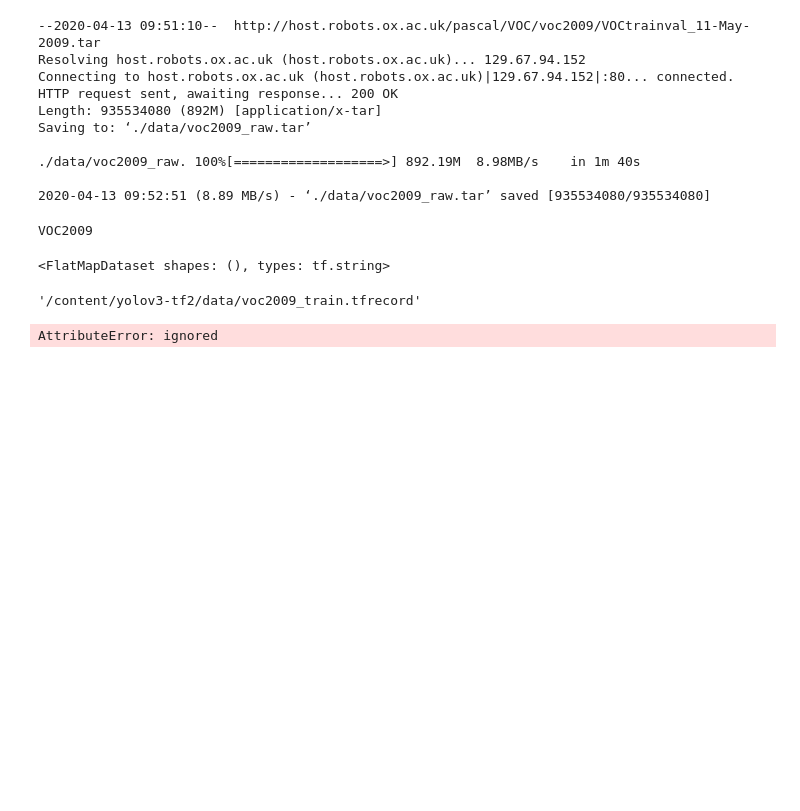
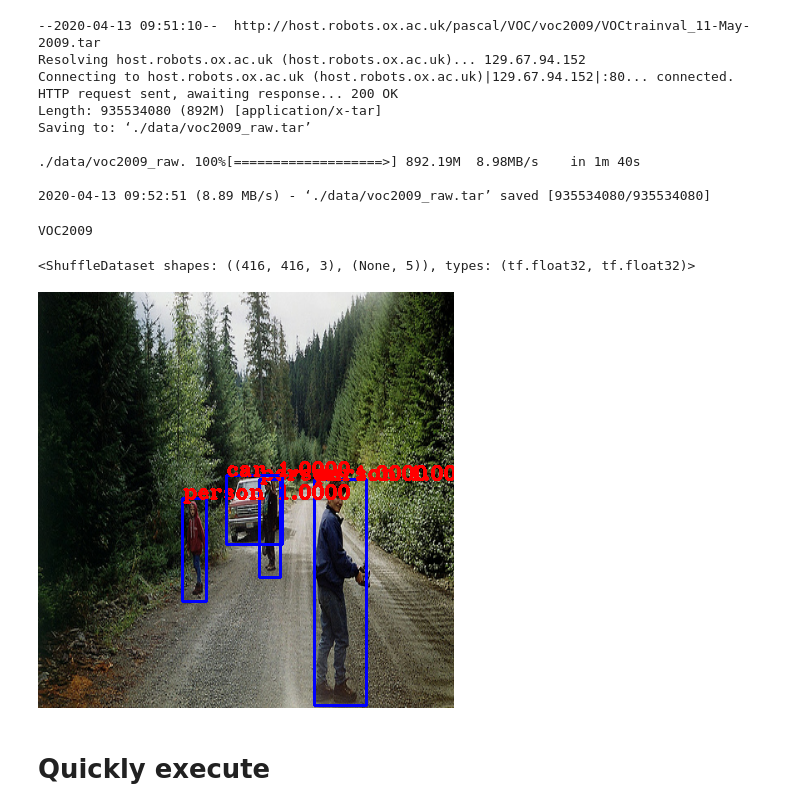
Before and after one commit to Envivia/Vision-Video-yolov3-configuration, a Jupyter notebook: yolov3_s1_data_preparation.ipynb, the cells around one changed output. Drawn from its saved outputs; the diff is of its cells as text; code cells hidden in the pictures; blank space fills up the shorter version.

```diff
--- a/yolov3_s1_data_preparation.ipynb
+++ b/yolov3_s1_data_preparation.ipynb
@@ -164,6 +160,8 @@ tf_example
 # %%
 from yolov3_tf2.dataset import load_tfrecord_dataset, transform_images
 from yolov3_tf2.utils import draw_outputs
+# %%
+yolo_max_boxes = 100
 # %%
 IMAGE_FEATURE_MAP = {
     # 'image/width': tf.io.FixedLenFeature([], tf.int64),
@@ -197,7 +195,7 @@ def parse_tfrecord(tfrecord, class_table, size):
                         tf.sparse.to_dense(x['image/object/bbox/ymax']),
                         labels], axis=1)
 
-    paddings = [[0, FLAGS.yolo_max_boxes - tf.shape(y_train)[0]], [0, 0]]
+    paddings = [[0, yolo_max_boxes - tf.shape(y_train)[0]], [0, 0]]
     y_train = tf.pad(y_train, paddings)
 
     return x_train, y_train
@@ -212,50 +210,39 @@ def load_tfrecord_dataset(file_pattern, class_file, size=416):
     dataset = files.flat_map(tf.data.TFRecordDataset)
     return dataset.map(lambda x: parse_tfrecord(x, class_table, size))
 # %%
-files = tf.data.Dataset.list_files(output_file)
-dataset = files.flat_map(tf.data.TFRecordDataset)
-dataset
+# files = tf.data.Dataset.list_files(output_file)
+# dataset = files.flat_map(tf.data.TFRecordDataset)
-# %% [output]
-<FlatMapDataset shapes: (), types: tf.string>
-# %%
-output_file
-# %% [output]
-'/content/yolov3-tf2/data/voc2009_train.tfrecord'
-# %%
-dataset = load_tfrecord_dataset('/content/yolov3-tf2/data/voc_train.tfrecord', classes_dir, size=416)
-dataset = dataset.shuffle(512)
-# %% [output]
-AttributeError: ignored
+# %%
+dataset
+# %% [output]
+<ShuffleDataset shapes: ((416, 416, 3), (None, 5)), types: (tf.float32, tf.float32)>
 # %%
-class_names = [c.strip() for c in open(FLAGS.classes).readlines()]
-logging.info('classes loaded')
+class_names = [c.strip() for c in open(classes_dir).readlines()]
 
-dataset = load_tfrecord_dataset(FLAGS.dataset, FLAGS.classes, FLAGS.size)
+dataset = load_tfrecord_dataset(output_file, classes_dir, size=416)
 dataset = dataset.shuffle(512)
 
 for image, labels in dataset.take(1):
     boxes = []
     scores = []
     classes = []
     for x1, y1, x2, y2, label in labels:
         if x1 == 0 and x2 == 0:
             continue
 
         boxes.append((x1, y1, x2, y2))
         scores.append(1)
         classes.append(label)
     nums = [len(boxes)]
     boxes = [boxes]
     scores = [scores]
     classes = [classes]
 
-    logging.info('labels:')
-    for i in range(nums[0]):
-        logging.info('\t{}, {}, {}'.format(class_names[int(classes[0][i])],
-                                            np.array(scores[0][i]),
-                                            np.array(boxes[0][i])))
-
     img = cv2.cvtColor(image.numpy(), cv2.COLOR_RGB2BGR)
     img = draw_outputs(img, (boxes, scores, classes, nums), class_names)
-    cv2.imwrite(FLAGS.output, img)
-    logging.info('output saved to: {}'.format(FLAGS.output))
+
+cv2_imshow(img)
+# %% [output]
+[figure, added]
+# %% [markdown]
+# Quickly execute
```
Also changed, not shown: parts of 8 cells of this notebook.
